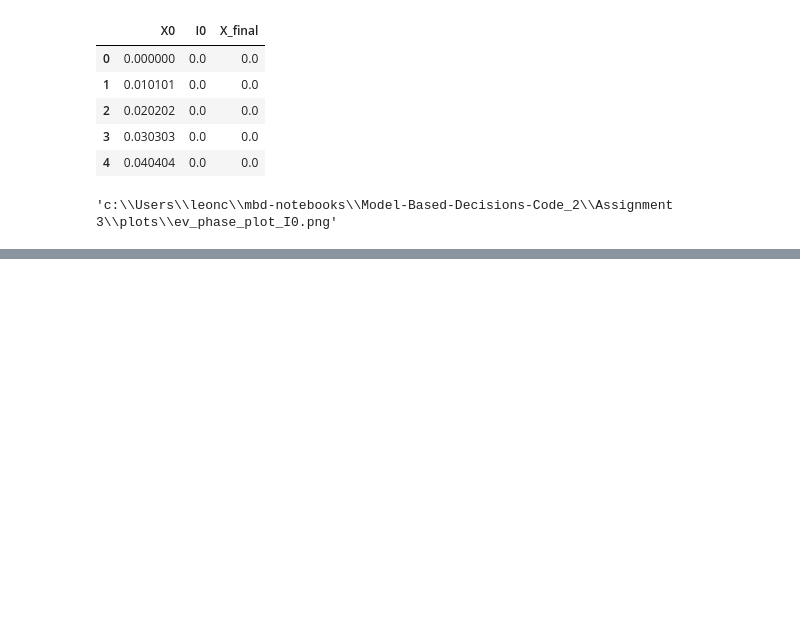
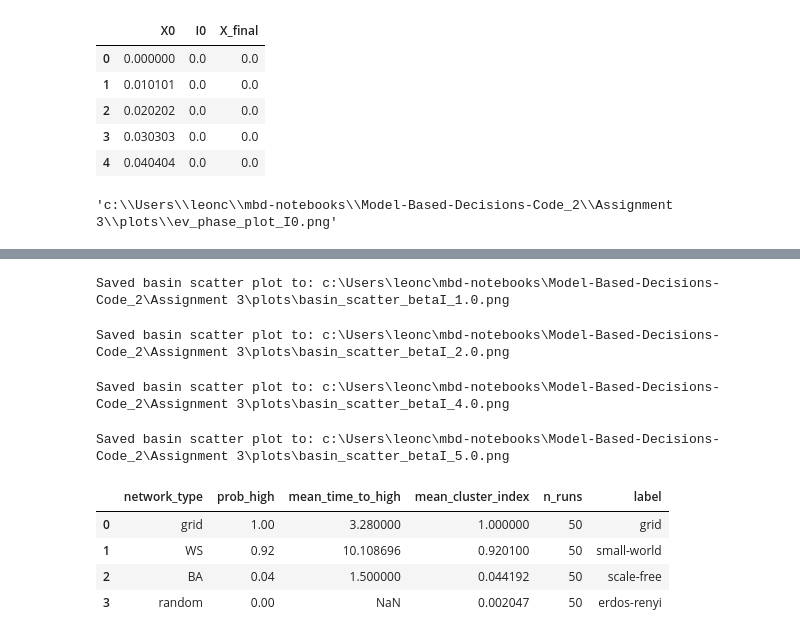
Before and after one commit to leoncaballer/Model-Based-Decisions-Code, a Jupyter notebook: Assignment 3/assignment3_new.ipynb, the cells around one changed output, grey strips where cells are left out. Cells and saved outputs as stored; diff of their text form; code cells hidden in the pictures; blank space fills up the shorter version.

```diff
--- a/Assignment 3/assignment3_new.ipynb
+++ b/Assignment 3/assignment3_new.ipynb
@@ -1117,0 +835,24 @@ print("Saved ratio sweep plot:", sweep_path)
+# %%
+basin_boundary_scatter(
+    beta_I=1.0,
+)
+# %% [output]
+Saved basin scatter plot to: c:\Users\leonc\mbd-notebooks\Model-Based-Decisions-Code_2\Assignment 3\plots\basin_scatter_betaI_1.0.png
+# %%
+basin_boundary_scatter(
+    beta_I=2.0,
+)
+# %% [output]
+Saved basin scatter plot to: c:\Users\leonc\mbd-notebooks\Model-Based-Decisions-Code_2\Assignment 3\plots\basin_scatter_betaI_2.0.png
+# %%
+basin_boundary_scatter(
+    beta_I=4.0,
+)
+# %% [output]
+Saved basin scatter plot to: c:\Users\leonc\mbd-notebooks\Model-Based-Decisions-Code_2\Assignment 3\plots\basin_scatter_betaI_4.0.png
+# %%
+basin_boundary_scatter(
+    beta_I=5.0,
+)
+# %% [output]
+Saved basin scatter plot to: c:\Users\leonc\mbd-notebooks\Model-Based-Decisions-Code_2\Assignment 3\plots\basin_scatter_betaI_5.0.png
@@ -1117,0 +1039,38 @@ print("Saved ratio sweep plot:", sweep_path)
+# %%
+network_configs = {
+    "grid": dict(network_type="grid",   n_nodes=200, p=0.05, m=2),
+    "small-world": dict(network_type="WS",     n_nodes=200, p=0.1,  m=2),   # p here = rewiring prob
+    "scale-free": dict(network_type="BA",     n_nodes=200, p=0.05, m=2),
+    "erdos-renyi": dict(network_type="random", n_nodes=200, p=0.05, m=2),
+}
+
+X0_frac = 0.2   # pick something around the tipping region
+I0 = 0.2
+T = 200
+
+rows = []
+for label, cfg in network_configs.items():
+    stats = topology_stats(
+        network_type=cfg["network_type"],
+        X0_frac=X0_frac,
+        I0=I0,
+        T=T,
+        n_nodes=cfg["n_nodes"],
+        p=cfg["p"],
+        m=cfg["m"],
+        n_runs=50,
+        high_threshold=0.8,
+        strategy_choice_func="logit",
+        tau=1.0,
+    )
+    stats["label"] = label
+    rows.append(stats)
+
+topology_df = pd.DataFrame(rows)
+topology_df
+# %% [output]
+|  | network_type | prob_high | mean_time_to_high | mean_cluster_index | n_runs | label |
+| 0 | grid | 1.00 | 3.280000 | 1.000000 | 50 | grid |
+| 1 | WS | 0.92 | 10.108696 | 0.920100 | 50 | small-world |
+| 2 | BA | 0.04 | 1.500000 | 0.044192 | 50 | scale-free |
+| 3 | random | 0.00 | NaN | 0.002047 | 50 | erdos-renyi |
```
Also changed, not shown: parts of 15 cells of this notebook, 40 other files.
